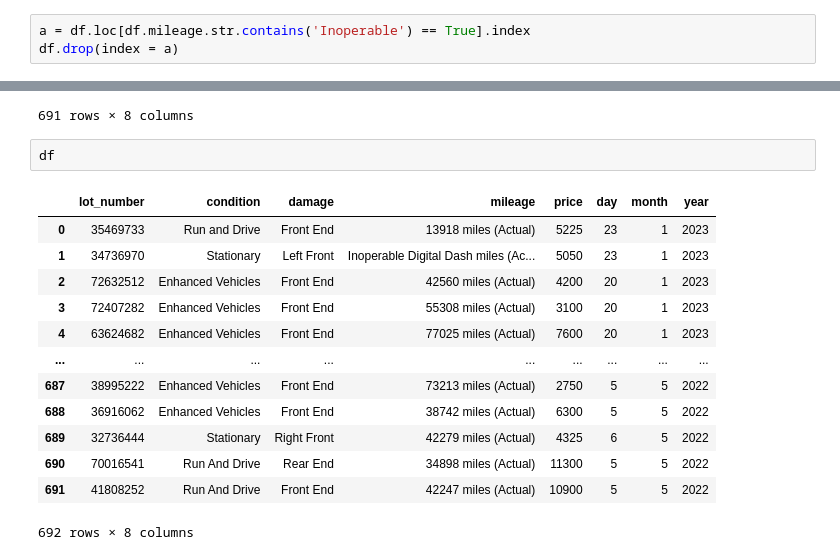
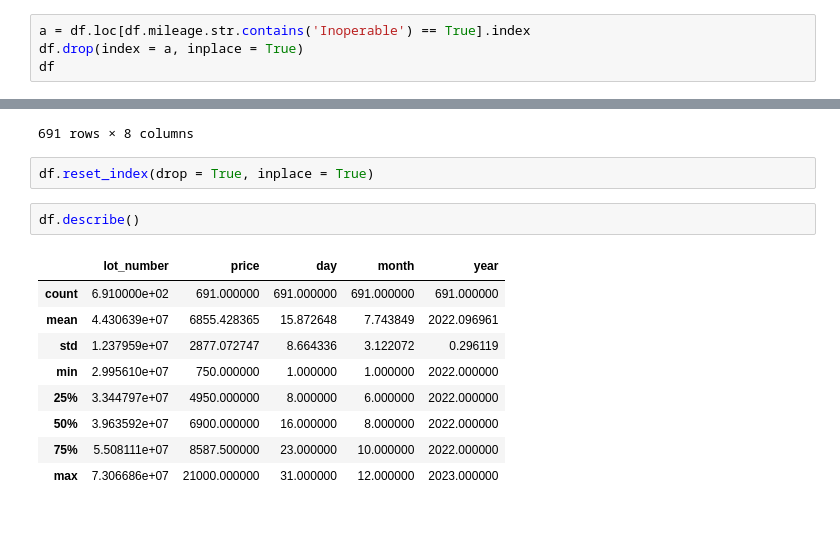
Before and after one commit to areg-hovakimyan/car_scraping_project, a Jupyter notebook: parsing_saled_car_data.ipynb, the cells around one changed output, grey strips where cells are left out. Cells and saved outputs as stored; diff of their text form; blank space fills up the shorter version.

Commit message:
droping Inoperable mileages in data

```diff
--- a/parsing_saled_car_data.ipynb
+++ b/parsing_saled_car_data.ipynb
@@ -23,7 +23,8 @@ See the caveats in the documentation: https://pandas.pydata.org/pandas-docs/stab
   df_1.drop('index', axis = 1, inplace = True)
 # %%
 a = df.loc[df.mileage.str.contains('Inoperable') == True].index
-df.drop(index = a)
+df.drop(index = a, inplace = True)
+df
 # %% [output]
 |  | lot_number | condition | damage | mileage | price | day | month | year |
 | 0 | 35469733 | Run and Drive | Front End | 13918 miles (Actual) | 5225 | 23 | 1 | 2023 |
@@ -38,19 +39,17 @@ df.drop(index = a)
 | 690 | 70016541 | Run And Drive | Rear End | 34898 miles (Actual) | 11300 | 5 | 5 | 2022 |
 | 691 | 41808252 | Run And Drive | Front End | 42247 miles (Actual) | 10900 | 5 | 5 | 2022 |
 691 rows × 8 columns
+# %%
+df.reset_index(drop = True, inplace = True)
 # %%
-df
+df.describe()
 # %% [output]
-|  | lot_number | condition | damage | mileage | price | day | month | year |
-| 0 | 35469733 | Run and Drive | Front End | 13918 miles (Actual) | 5225 | 23 | 1 | 2023 |
-| 1 | 34736970 | Stationary | Left Front | Inoperable Digital Dash miles (Ac... | 5050 | 23 | 1 | 2023 |
-| 2 | 72632512 | Enhanced Vehicles | Front End | 42560 miles (Actual) | 4200 | 20 | 1 | 2023 |
-| 3 | 72407282 | Enhanced Vehicles | Front End | 55308 miles (Actual) | 3100 | 20 | 1 | 2023 |
-| 4 | 63624682 | Enhanced Vehicles | Front End | 77025 miles (Actual) | 7600 | 20 | 1 | 2023 |
-| ... | ... | ... | ... | ... | ... | ... | ... | ... |
-| 687 | 38995222 | Enhanced Vehicles | Front End | 73213 miles (Actual) | 2750 | 5 | 5 | 2022 |
-| 688 | 36916062 | Enhanced Vehicles | Front End | 38742 miles (Actual) | 6300 | 5 | 5 | 2022 |
-| 689 | 32736444 | Stationary | Right Front | 42279 miles (Actual) | 4325 | 6 | 5 | 2022 |
-| 690 | 70016541 | Run And Drive | Rear End | 34898 miles (Actual) | 11300 | 5 | 5 | 2022 |
-| 691 | 41808252 | Run And Drive | Front End | 42247 miles (Actual) | 10900 | 5 | 5 | 2022 |
+|  | lot_number | price | day | month | year |
+| count | 6.910000e+02 | 691.000000 | 691.000000 | 691.000000 | 691.000000 |
+| mean | 4.430639e+07 | 6855.428365 | 15.872648 | 7.743849 | 2022.096961 |
+| std | 1.237959e+07 | 2877.072747 | 8.664336 | 3.122072 | 0.296119 |
+| min | 2.995610e+07 | 750.000000 | 1.000000 | 1.000000 | 2022.000000 |
+| 25% | 3.344797e+07 | 4950.000000 | 8.000000 | 6.000000 | 2022.000000 |
+| 50% | 3.963592e+07 | 6900.000000 | 16.000000 | 8.000000 | 2022.000000 |
+| 75% | 5.508111e+07 | 8587.500000 | 23.000000 | 10.000000 | 2022.000000 |
+| max | 7.306686e+07 | 21000.000000 | 31.000000 | 12.000000 | 2023.000000 |
-692 rows × 8 columns
```
